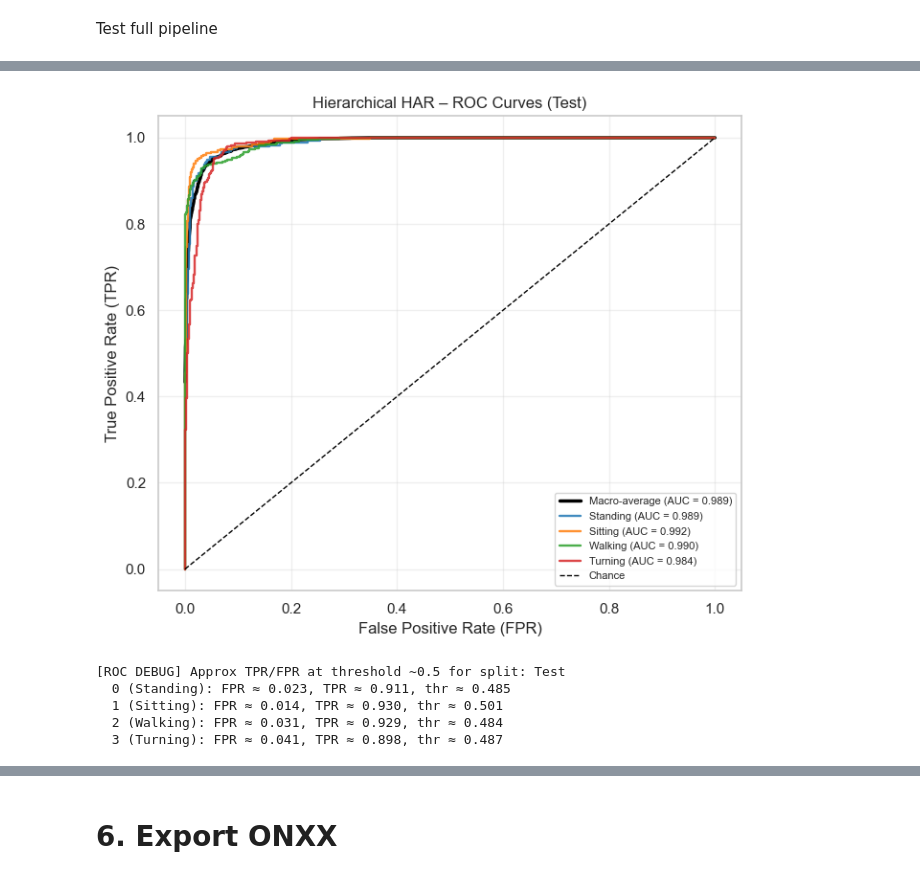
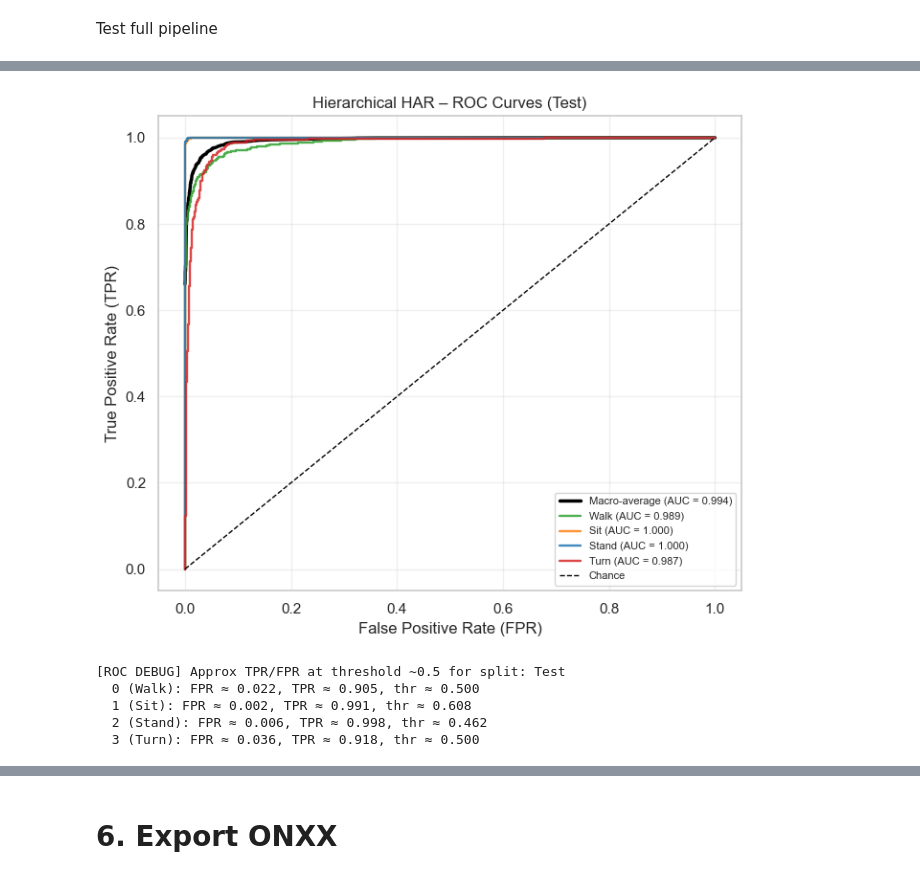
Before and after one commit to vxron/accelerometry-har, a Jupyter notebook: src/TrainSVM.ipynb, the cells around one changed output, grey strips where cells are left out. Drawn from its saved outputs; the diff is of its cells as text; code cells hidden in the pictures.

```diff
--- a/src/TrainSVM.ipynb
+++ b/src/TrainSVM.ipynb
@@ -1926,7 +1994,7 @@ sel_names, sel_idx, disc_df = select_features_pipeline(
     Xf_tr, y_int_tr, feat_names,
     fisher_top_k=15,
     corr_thr=0.85,
-    max_features=5,
+    max_features=20,
     use_wrapper=True
 )
 
@@ -2803,10 +2871,10 @@ F1-score : 0.9376
 Test full pipeline
 # %%
 LABEL_ID_TO_DISPLAY = {
-    0: "Standing",
-    1: "Sitting",
-    2: "Walking",
-    3: "Turning",
+    0: "Walk",
+    1: "Sit",
+    2: "Stand",
+    3: "Turn",
 }
 all_class_ids = sorted(LABEL_ID_TO_DISPLAY.keys())
 
@@ -2817,7 +2885,7 @@ for i in range(20):
     pi = int(y_pred_debug[i])
     print(
         f"i={i:2d}  "
-        f"true={ti} ({LABEL_ID_TO_DISPLAY[ti]})  "
+        f"true={ti} ({LABEL_ID_TO_DISPLAY.get(ti, '??')})  "
         f"pred={pi} ({LABEL_ID_TO_DISPLAY.get(pi, '??')})"
     )
 
@@ -2827,7 +2895,7 @@ metrics_h_tr = evaluate_model(
     split_name="Hierarchical HAR – Train",
     predict_fn=hierarchical_predict_4class,
     label_id_to_display=LABEL_ID_TO_DISPLAY,
-    class_labels=all_class_ids,
+    class_labels=all_class_ids,   # [0,1,2,3]
     average="macro",
 )
 
@@ -2894,6 +2962,8 @@ from sklearn.metrics import (
     f1_score,
 )
 
+INACTIVE_ID = 4  # for reference only, we filter it out
+
 # -------------------------------------------------------------------
 # Helper: get binary P(y = positive_label | x) from a sklearn classifier
 # -------------------------------------------------------------------
@@ -2905,7 +2975,7 @@ def _binary_proba_for_label(clf, X, positive_label=1):
     X = np.asarray(X, dtype=float)
 
     if hasattr(clf, "predict_proba"):
-        proba = clf.predict_proba(X)  # shape (N, 2)
+        proba = clf.predict_proba(X)  # shape (N, 2) or (N, k)
         classes = clf.classes_
         # find column corresponding to `positive_label`
         idx = np.where(classes == positive_label)[0][0]
@@ -2931,7 +3001,7 @@ def hierarchical_predict_4class_proba(X_full: np.ndarray) -> np.ndarray:
       - dyn_svm              (0 = turn,  1 = walk)
 
     Output: array of shape (N, 4) with columns in the order:
-       [STAND_ID, SIT_ID, WALK_ID, TURN_ID] (using your global IDs).
+       [STAND_ID, SIT_ID, WALK_ID, TURN_ID].
     """
     X_full = np.asarray(X_full, dtype=float)
     N = X_full.shape[0]
@@ -2952,8 +3022,6 @@ def hierarchical_predict_4class_proba(X_full: np.ndarray) -> np.ndarray:
     p_turn_given_dyn = 1.0 - p_walk_given_dyn
 
     # 4) Combine via law of total probability
-    #    P(class) = P(branch) * P(class | branch)
-    #    We build in the order [STAND_ID, SIT_ID, WALK_ID, TURN_ID]
     scores = np.zeros((N, 4), dtype=float)
 
     id_to_col = {
@@ -2968,8 +3036,9 @@ def hierarchical_predict_4class_proba(X_full: np.ndarray) -> np.ndarray:
     scores[:, id_to_col[WALK_ID]]  = p_dynamic * p_walk_given_dyn
     scores[:, id_to_col[TURN_ID]]  = p_dynamic * p_turn_given_dyn
 
-    # (They should sum to ~1 per row, but they just need to be valid scores for ROC.)
+    # They will sum to ~1 per row.
     return scores
+
 
 # Optional: fixed colours per class (nice but not required)
 CLASS_COLOURS = {
@@ -2992,17 +3061,36 @@ def plot_har_roc_auc(
     Uses `hierarchical_predict_4class_proba` internally.
     """
     if class_labels is None:
-        class_labels = all_class_ids
+        class_labels = all_class_ids          # should be [0,1,2,3]
     if label_id_to_display is None:
         label_id_to_display = LABEL_ID_TO_DISPLAY
 
     X = np.asarray(X, dtype=float)
     y = np.asarray(y, dtype=int)
 
-    # 1) Scores from hierarchy
-    y_score = hierarchical_predict_4class_proba(X)  # (N, 4)
+    # --- Filter out inactive (if any slipped through) ---
+    active_mask = np.isin(y, class_labels)
+    X = X[active_mask]
+    y = y[active_mask]
 
-    # 2) Binarize y for one-vs-rest ROC
+    if X.shape[0] == 0:
+        print(f"[WARN] No samples left after filtering to class_labels={class_labels}")
+        return
+
+    # 1) Scores from hierarchy (N, 4)
+    y_score_full = hierarchical_predict_4class_proba(X)
+
+    # 2) Ensure we use columns matching `class_labels` order
+    #    (here we *know* hierarchical_predict_4class_proba order is [STAND, SIT, WALK, TURN])
+    id_to_col = {
+        STAND_ID: 0,
+        SIT_ID:   1,
+        WALK_ID:  2,
+        TURN_ID:  3,
+    }
+    y_score = np.column_stack([y_score_full[:, id_to_col[c]] for c in class_labels])
+
+    # 3) Binarize y for one-vs-rest ROC
     y_bin = label_binarize(y, classes=class_labels)
 
     fpr = {}
@@ -3013,7 +3101,7 @@ def plot_har_roc_auc(
         fpr[cls], tpr[cls], _ = roc_curve(y_bin[:, i], y_score[:, i])
         roc_auc[cls] = auc(fpr[cls], tpr[cls])
 
-    # 3) Macro-average ROC
+    # 4) Macro-average ROC
     all_fpr = np.unique(np.concatenate([fpr[c] for c in class_labels]))
     mean_tpr = np.zeros_like(all_fpr)
     for c in class_labels:
@@ -3021,7 +3109,7 @@ def plot_har_roc_auc(
     mean_tpr /= len(class_labels)
     macro_auc = auc(all_fpr, mean_tpr)
 
-    # 4) Plot
+    # 5) Plot
     plt.figure(figsize=(7, 6))
     plt.plot(
         all_fpr,
@@ -3031,7 +3119,7 @@ def plot_har_roc_auc(
         color="black",
     )
 
-    for c in class_labels:
+    for i, c in enumerate(class_labels):
         name = label_id_to_display.get(c, str(c))
         col = CLASS_COLOURS.get(c, None)
         plt.plot(
@@ -3046,41 +3134,43 @@ def plot_har_roc_auc(
     plt.plot([0, 1], [0, 1], "k--", linewidth=1, label="Chance")
 
     plt.xlabel("False Positive Rate (FPR)")
     plt.ylabel("True Positive Rate (TPR)")
     plt.title(f"Hierarchical HAR – ROC Curves ({split_name})")
     plt.legend(loc="lower right", fontsize=8)
     plt.grid(alpha=0.3)
     plt.tight_layout()
     plt.show()
 
-    # 5) Print “main point” FPR/TPR near threshold 0.5 for each class
+    # 6) Print “main point” FPR/TPR near threshold 0.5 for each class
     print(f"\n[ROC DEBUG] Approx TPR/FPR at threshold ~0.5 for split: {split_name}")
     for i, cls in enumerate(class_labels):
         name = label_id_to_display.get(cls, str(cls))
         fpr_c, tpr_c, thr_c = roc_curve(y_bin[:, i], y_score[:, i])
         if len(thr_c) == 0:
             print(f"  {cls} ({name}): no ROC thresholds found")
             continue
         idx = np.argmin(np.abs(thr_c - 0.5))
         print(
             f"  {cls} ({name}): "
             f"FPR ≈ {fpr_c[idx]:.3f}, TPR ≈ {tpr_c[idx]:.3f}, thr ≈ {thr_c[idx]:.3f}"
         )
 
+
+# call with only active classes
 plot_har_roc_auc(
     Xf_te,
     yf_te,
     split_name="Test",
-    class_labels=all_class_ids,
+    class_labels=all_class_ids,          # [0,1,2,3]
     label_id_to_display=LABEL_ID_TO_DISPLAY,
 )
 # %% [output]
-[figure, old version]
+[figure, new version]
 [ROC DEBUG] Approx TPR/FPR at threshold ~0.5 for split: Test
-  0 (Standing): FPR ≈ 0.023, TPR ≈ 0.911, thr ≈ 0.485
-  1 (Sitting): FPR ≈ 0.014, TPR ≈ 0.930, thr ≈ 0.501
-  2 (Walking): FPR ≈ 0.031, TPR ≈ 0.929, thr ≈ 0.484
-  3 (Turning): FPR ≈ 0.041, TPR ≈ 0.898, thr ≈ 0.487
+  0 (Walk): FPR ≈ 0.022, TPR ≈ 0.905, thr ≈ 0.500
+  1 (Sit): FPR ≈ 0.002, TPR ≈ 0.991, thr ≈ 0.608
+  2 (Stand): FPR ≈ 0.006, TPR ≈ 0.998, thr ≈ 0.462
+  3 (Turn): FPR ≈ 0.036, TPR ≈ 0.918, thr ≈ 0.500
 # %%
 from sklearn.metrics import accuracy_score, precision_score, recall_score, f1_score
 import numpy as np
```
Also changed, not shown: parts of 20 cells of this notebook, 2 other files.
